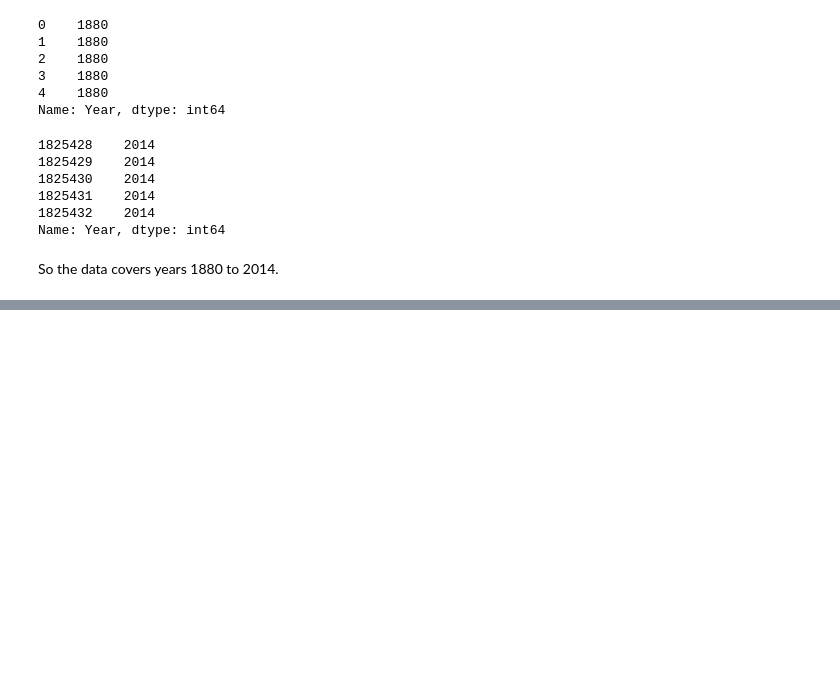
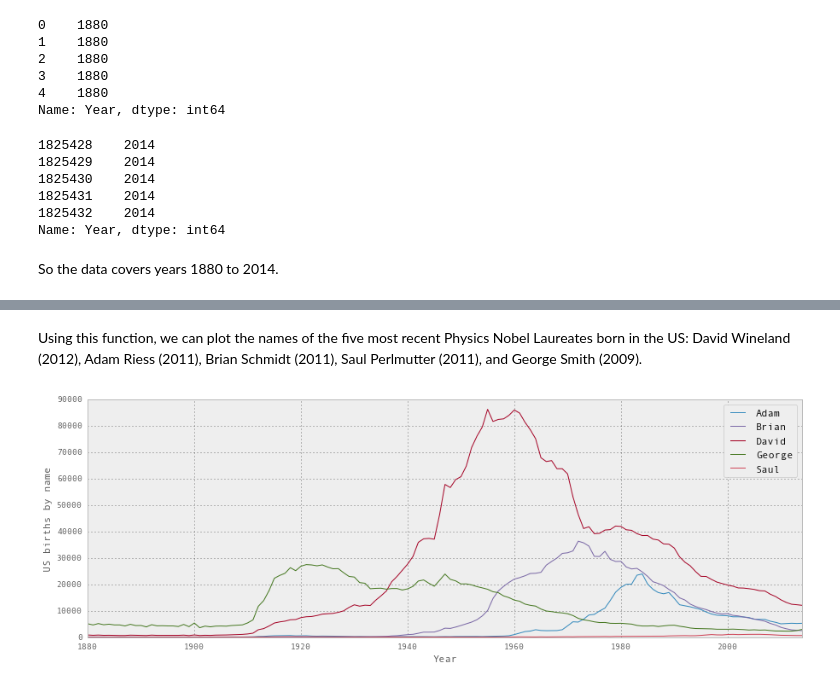
Before and after one commit to UnsupervisedLearning/US-baby-names, a Jupyter notebook: name_frequency.ipynb, the cells around one changed output, grey strips where cells are left out. Saved outputs shown, nothing was run; the diff lists cells and outputs as text; code cells hidden in the pictures; blank space fills up the shorter version.

```diff
--- a/name_frequency.ipynb
+++ b/name_frequency.ipynb
@@ -143,0 +166,6 @@ The name Richard was trending upward in year 1918
+# %% [markdown]
+Using this function, we can plot the names of the five most recent Physics Nobel Laureates born in the US:  David Wineland (2012), Adam Riess (2011), Brian Schmidt (2011), Saul Perlmutter (2011), and George Smith (2009).
+# %%
+makeNamePlot(['David', 'Adam', 'Brian', 'Saul', 'George'], 'M')
+# %% [output]
+[figure, added]
```
Also changed, not shown: parts of 32 cells of this notebook.
